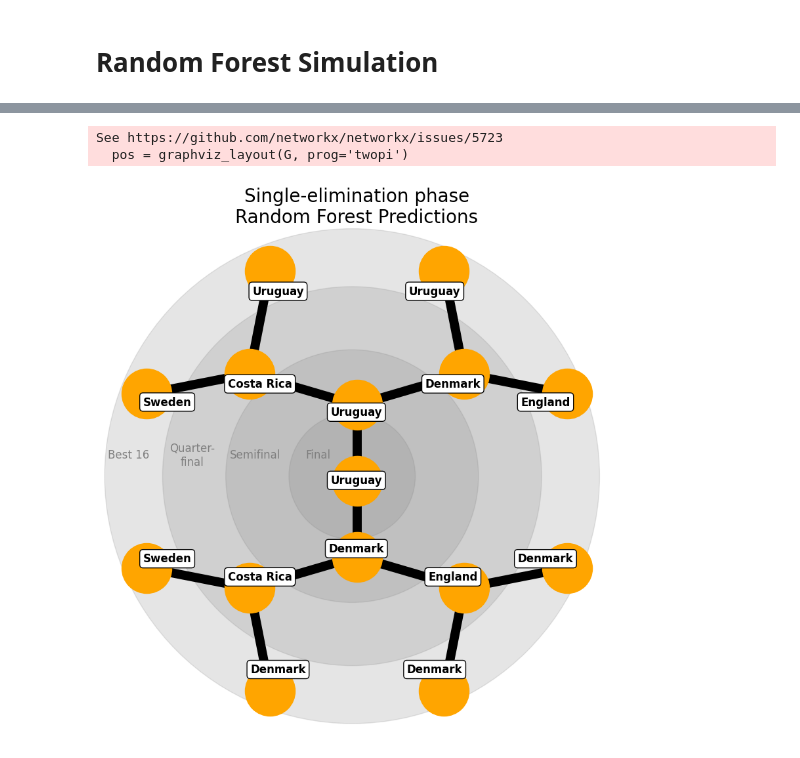
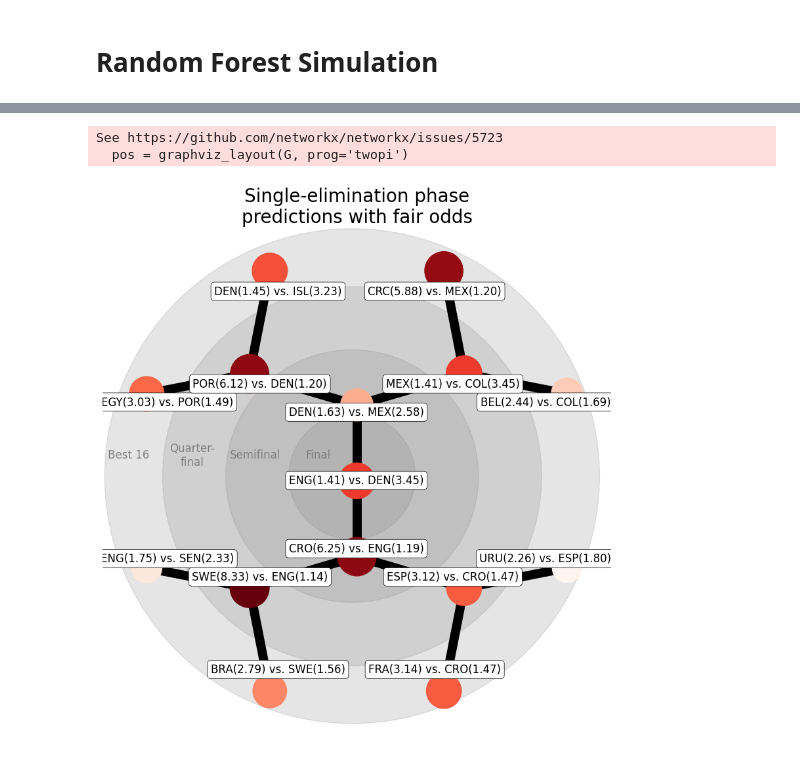
Before and after one commit to iamtlcs/STAT3011-Group5-Project2, a Jupyter notebook: Random_Forest.ipynb, the cells around one changed output, grey strips where cells are left out. Cells and saved outputs as stored; diff of their text form; code cells hidden in the pictures.

Commit message:
Random Forest with updated codes (similar to sourc

```diff
--- a/Random_Forest.ipynb
+++ b/Random_Forest.ipynb
@@ -208,0 +168,8 @@ Final winner is Denmark
+# %%
+# let's define a small margin that we add, so that we predict draws when probabilies lie between 0.475 and 0.525
+margin = 0.025
+
+# let's define the rankings at the time of the World Cup (so we sort on most recent rankings)
+world_cup_rankings = rankings.loc[(rankings['rank_date'] == rankings['rank_date'].max()) &
+                                    rankings['country_full'].isin(world_cup.index.unique())]
+world_cup_rankings = world_cup_rankings.set_index(['country_full'])
@@ -208,0 +281,11 @@ Final winner is Denmark
+# %%
+# Hardcode the mappings
+pairing = [0,3,4,7,8,11,12,15,1,2,5,6,9,10,13,14]
+
+world_cup = world_cup.sort_values(by=['Group', 'points', 'total_prob'], ascending=False).reset_index()
+next_round_wc = world_cup.groupby('Group').nth([0, 1]) # select the top 2
+next_round_wc = next_round_wc.reset_index()
+next_round_wc = next_round_wc.loc[pairing]
+next_round_wc = next_round_wc.set_index('Team')
+
+next_round_wc.sort_values(by='Group')
@@ -209,67 +379,48 @@ Final winner is Denmark
 # %%
-import matplotlib.pyplot as plt
 import networkx as nx
+import pydot
 from networkx.drawing.nx_pydot import graphviz_layout
-import pandas as pd
 
-# Update this with the list of team names in the correct order
-team_names = [
-    'Uruguay', 'Iran',
-    'Denmark', 'Croatia',
-    'Costa Rica', 'Sweden',
-    'England', 'Colombia',
-    'Uruguay', 'Denmark',
-    'Sweden', 'England',
-    'Denmark', 'England',
-    'Denmark'
-]
-
-# Create a balanced tree with the same structure as the tournament
+node_sizes = pd.DataFrame(list(reversed(odds)))
+scale_factor = 0.3 # for visualization
 G = nx.balanced_tree(2, 3)
 pos = graphviz_layout(G, prog='twopi')
 centre = pd.DataFrame(pos).mean(axis=1).mean()
 
 plt.figure(figsize=(10, 10))
-ax = plt.subplot(1, 1, 1)
+ax = plt.subplot(1,1,1)
 
-# Add circles
+# add circles
 circle_positions = [(235, 'black'), (180, 'blue'), (120, 'red'), (60, 'yellow')]
-[ax.add_artist(plt.Circle((centre, centre), cp, color='grey', alpha=0.2)) for cp, c in circle_positions]
+[ax.add_artist(plt.Circle((centre, centre),
+                          cp, color='grey',
+                          alpha=0.2)) for cp, c in circle_positions]
 
-# Draw the graph
+# draw first the graph
 nx.draw(G, pos,
-        node_color='orange',
-        node_size=3000,
+        node_color=node_sizes.diff(axis=1)[1].abs().pow(scale_factor),
+        node_size=node_sizes.diff(axis=1)[1].abs().pow(scale_factor)*2000,
         alpha=1,
+        cmap='Reds',
         edge_color='black',
         width=10,
         with_labels=False)
 
-# Create the labels dictionary with integer keys
-labels = {i: team for i, team in enumerate(team_names)}
-
-# Set parent node (winner) labels correctly
-for i in range(len(labels) // 2):
-    labels[2 * i + 1] = labels[2 * i]
-
-# Draw custom node labels
-shifted_pos = {k: [(v[0] - centre) * 0.9 + centre, (v[1] - centre) * 0.9 + centre] for k, v in pos.items()}
+# draw the custom node labels
+shifted_pos = {k:[(v[0]-centre)*0.9+centre,(v[1]-centre)*0.9+centre] for k,v in pos.items()}
 nx.draw_networkx_labels(G,
                         pos=shifted_pos,
-                        labels=labels,
-                        font_size=12,
-                        font_weight='bold',
-                        font_color='black',
-                        bbox=dict(boxstyle="round,pad=0.3", fc="white", ec="black", lw=1, alpha=1))
+                        bbox=dict(boxstyle="round,pad=0.3", fc="white", ec="black", lw=.5, alpha=1),
+                        labels=dict(zip(reversed(range(len(labels))), labels)))
 
-# Draw stage labels
 texts = ((10, 'Best 16', 'black'), (70, 'Quarter-\nfinal', 'blue'), (130, 'Semifinal', 'red'), (190, 'Final', 'yellow'))
-[plt.text(p, centre + 20, t, fontsize=12, color='grey', va='center', ha='center') for p, t, c in texts]
-
+[plt.text(p, centre+20, t,
+          fontsize=12, color='grey',
+          va='center', ha='center') for p,t,c in texts]
 plt.axis('equal')
-plt.title('Single-elimination phase\nRandom Forest Predictions', fontsize=20)
+plt.title('Single-elimination phase\npredictions with fair odds', fontsize=20)
 plt.show()
 # %% [output]
 See https://github.com/networkx/networkx/issues/5723
   pos = graphviz_layout(G, prog='twopi')
-[figure, old version]
+[figure, new version]
```
Also changed, not shown: parts of 19 cells of this notebook.
